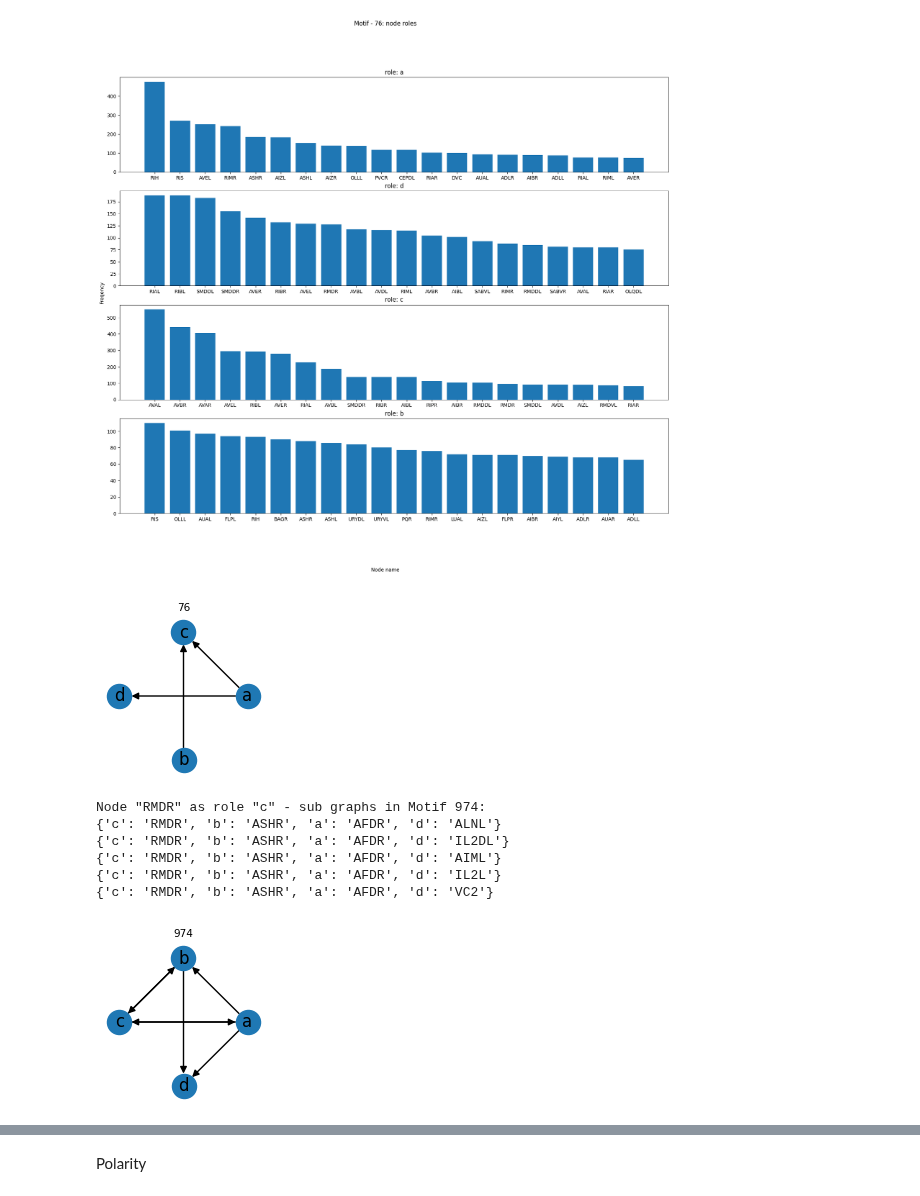
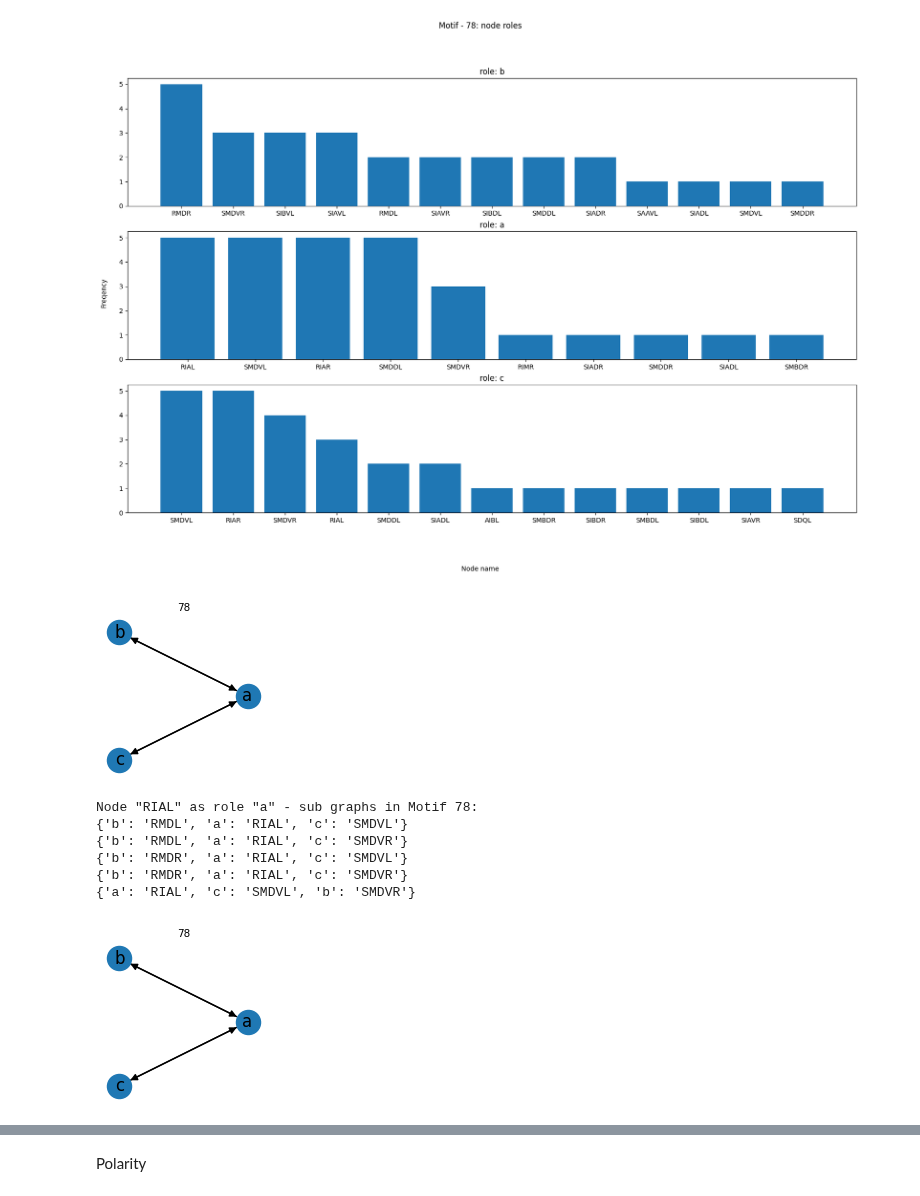
Before and after one commit to deangeckt/network_motifs, a Jupyter notebook: post_motif_analysis/motif_analysis.ipynb, the cells around one changed output, grey strips where cells are left out. Drawn from its saved outputs; the diff is of its cells as text; code cells hidden in the pictures.

```diff
--- a/post_motif_analysis/motif_analysis.ipynb
+++ b/post_motif_analysis/motif_analysis.ipynb
@@ -275,16 +303,16 @@ none: 120/199
 # %%
-plot_motif_roles(motifs[76], top=20)
+plot_motif_roles(motifs[78], top=20)
 # %% [output]
-[figure, old version]
+[figure, new version]
-[figure, old version]
+[figure, new version]
 # %%
-get_motif_sub_graphs_of_node(motifs[974], node='RMDR', role='c')
+get_motif_sub_graphs_of_node(motifs[78], node='RIAL', role='a')
 # %% [output]
-Node "RMDR" as role "c" - sub graphs in Motif 974:
-{'c': 'RMDR', 'b': 'ASHR', 'a': 'AFDR', 'd': 'ALNL'}
-{'c': 'RMDR', 'b': 'ASHR', 'a': 'AFDR', 'd': 'IL2DL'}
-{'c': 'RMDR', 'b': 'ASHR', 'a': 'AFDR', 'd': 'AIML'}
-{'c': 'RMDR', 'b': 'ASHR', 'a': 'AFDR', 'd': 'IL2L'}
-{'c': 'RMDR', 'b': 'ASHR', 'a': 'AFDR', 'd': 'VC2'}
+Node "RIAL" as role "a" - sub graphs in Motif 78:
+{'b': 'RMDL', 'a': 'RIAL', 'c': 'SMDVL'}
+{'b': 'RMDL', 'a': 'RIAL', 'c': 'SMDVR'}
+{'b': 'RMDR', 'a': 'RIAL', 'c': 'SMDVL'}
+{'b': 'RMDR', 'a': 'RIAL', 'c': 'SMDVR'}
+{'a': 'RIAL', 'c': 'SMDVL', 'b': 'SMDVR'}
-[figure, old version]
+[figure, new version]
 # %%
```
Also changed, not shown: parts of 11 cells of this notebook, 15 other files.
